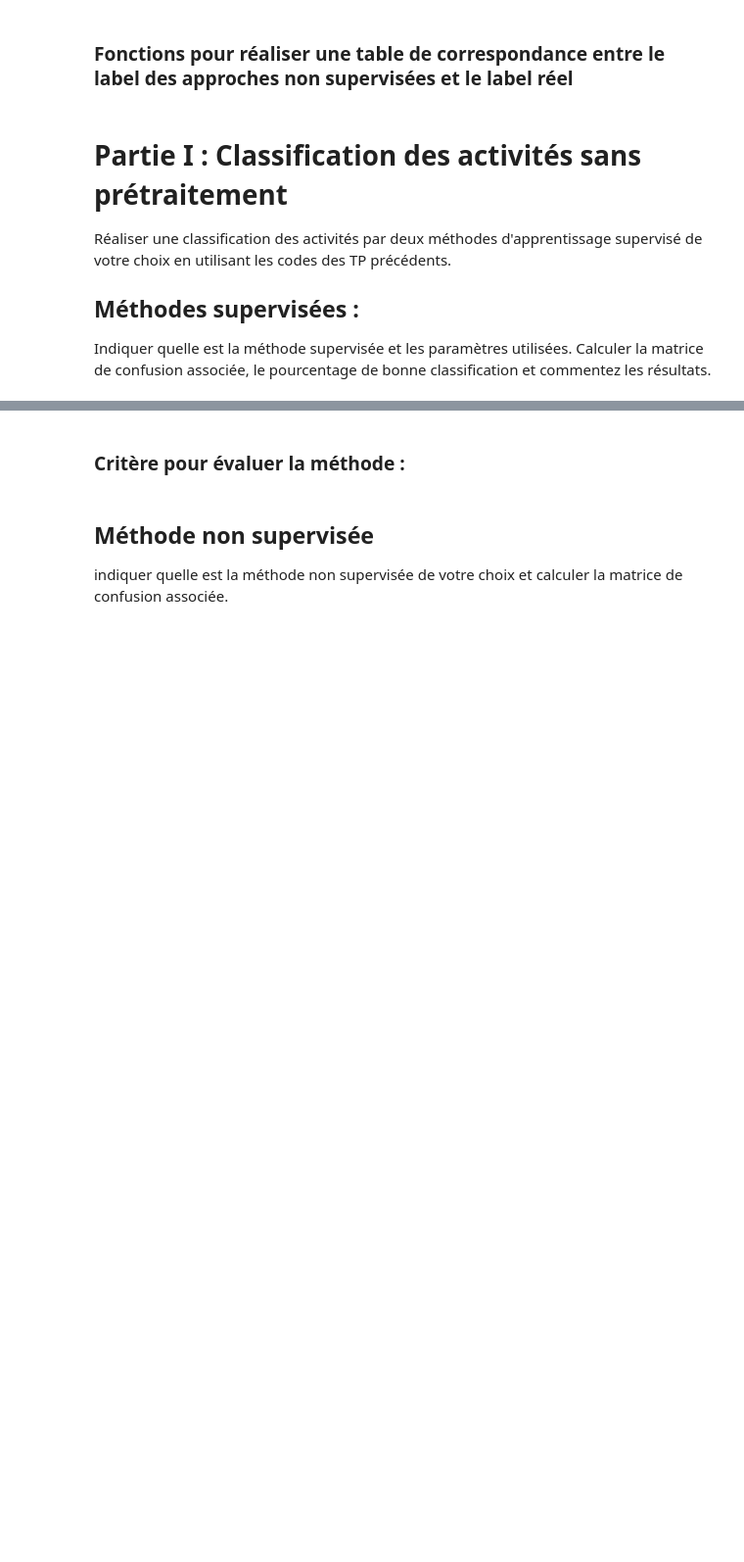
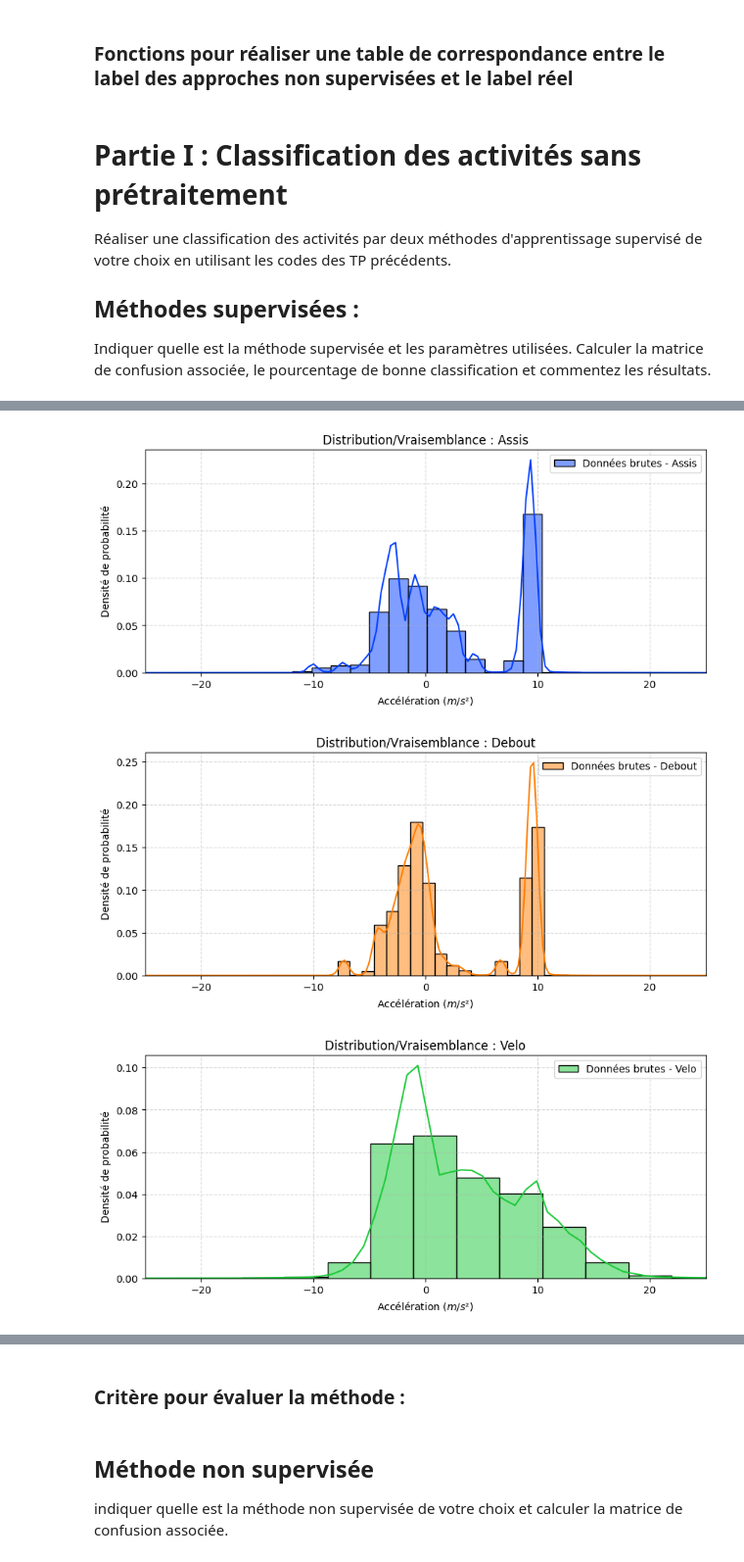
Before and after one commit to Stephane-Lpt/ENSEEIHT-Data-Analysis-Project, a Jupyter notebook: Projet2_FISA_TDA1_Cheville.ipynb, the cells around one changed output, grey strips where cells are left out. Shown at 98% size. Drawn from its saved outputs; the diff is of its cells as text; code cells hidden in the pictures; blank space fills up the shorter version.

Commit message:
Compréhension du dataset (histogramme vraissemblance) capteur/activité

```diff
--- a/Projet2_FISA_TDA1_Cheville.ipynb
+++ b/Projet2_FISA_TDA1_Cheville.ipynb
@@ -97,2 +106,38 @@ Indiquer quelle est la méthode supervisée et les paramètres utilisées.  Calc
 # %%
-# A compléter
+import matplotlib.pyplot as plt
+import seaborn as sns
+import numpy as np
+
+def afficher_vraisemblance_activite(X, y, activite_id, nom_activite, couleur):
+    plt.figure(figsize=(10, 4))
+
+    # Extraction des données pour l'activité concernée
+    data_activite = X[y == activite_id].flatten()
+
+    # On trace l'histplot (en activant la courbe de densité qui suit l´histplot)
+    sns.histplot(data_activite,
+                 color=couleur,
+                 kde=True,
+                 stat="density",
+                 bins=50,
+                 label=f"Données brutes - {nom_activite}")
+
+    plt.title(f"Distribution/Vraisemblance : {nom_activite}")
+    plt.xlabel("Accélération ($m/s²$)")
+    plt.ylabel("Densité de probabilité")
+    plt.legend()
+    plt.grid(True, linestyle='--', alpha=0.5)
+    plt.xlim(-25, 25)
+    plt.show()
+
+
+couleurs = sns.color_palette("bright", 5)
+afficher_vraisemblance_activite(Xtrain_Cheville, y_train, 2, "Assis", couleurs[0])
+afficher_vraisemblance_activite(Xtrain_Cheville, y_train, 3, "Debout", couleurs[1])
+afficher_vraisemblance_activite(Xtrain_Cheville, y_train, 5, "Velo", couleurs[2])
+afficher_vraisemblance_activite(Xtrain_Cheville, y_train, 6, "Marche Nordique", couleurs[3])
+afficher_vraisemblance_activite(Xtrain_Cheville, y_train, 8, "Repassage", couleurs[4])
+# %% [output]
+[figure, added]
+[figure, added]
+[figure, added]
```
Also changed, not shown: parts of 10 cells of this notebook, 1 other file.
